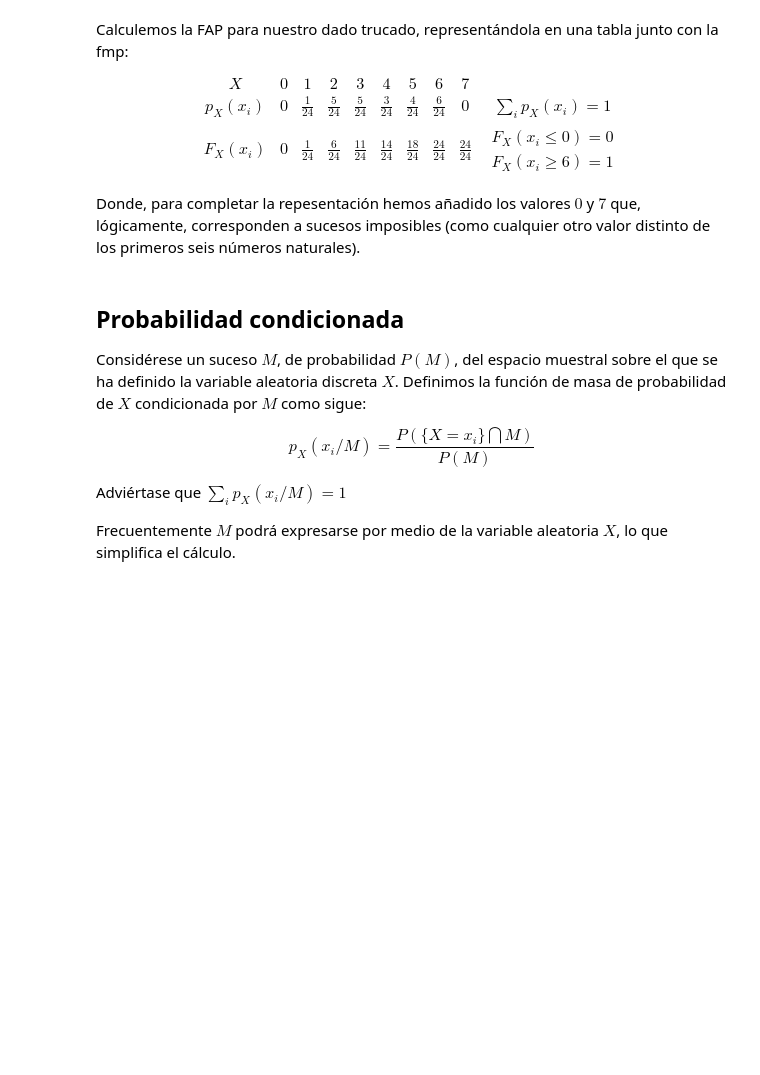
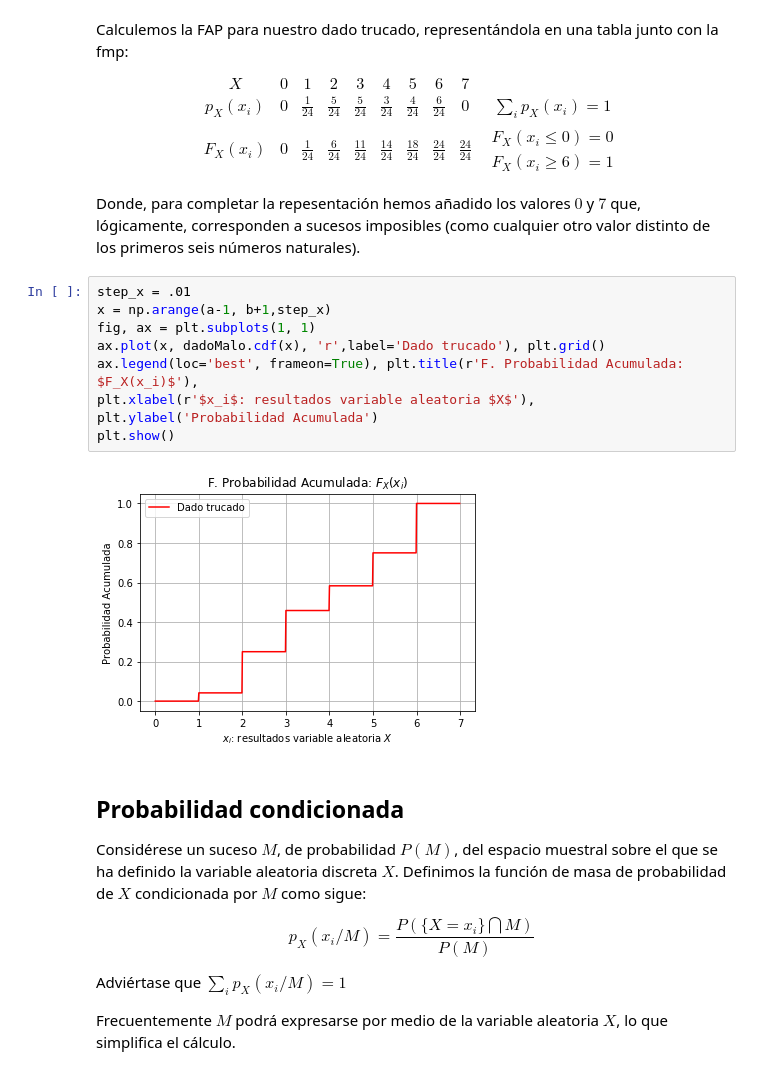
Before and after one commit to jruizalz/EPE-ULPGC, a Jupyter notebook: Bloque_2/2.VariableDiscreta.ipynb, the cells around one changed output. Drawn from its saved outputs; the diff is of its cells as text; blank space fills up the shorter version.

```diff
--- a/Bloque_2/2.VariableDiscreta.ipynb
+++ b/Bloque_2/2.VariableDiscreta.ipynb
@@ -54,6 +78,16 @@ $$
 $$
 
 Donde, para completar la repesentación hemos añadido los valores $0$ y $7$ que, lógicamente, corresponden a sucesos imposibles (como cualquier otro valor distinto de los primeros seis números naturales).
+# %%
+step_x = .01
+x = np.arange(a-1, b+1,step_x)
+fig, ax = plt.subplots(1, 1)
+ax.plot(x, dadoMalo.cdf(x), 'r',label='Dado trucado'), plt.grid()
+ax.legend(loc='best', frameon=True), plt.title(r'F. Probabilidad Acumulada: $F_X(x_i)$'),
+plt.xlabel(r'$x_i$: resultados variable aleatoria $X$'), plt.ylabel('Probabilidad Acumulada')
+plt.show()
+# %% [output]
+[figure, added]
 # %% [markdown]
 ## Probabilidad condicionada
 
```
Also changed, not shown: parts of 13 cells of this notebook.
